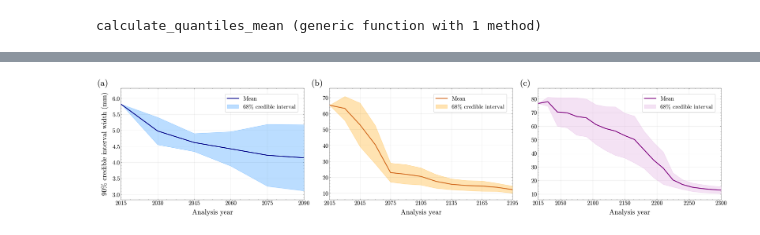
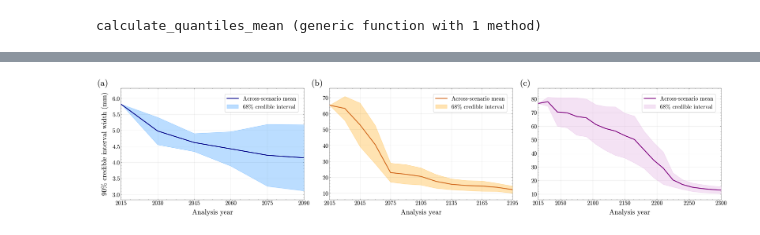
Before and after one commit to zlzerbe/Amery_Future_Learning_Study, a Jupyter notebook: Plotting_Notebooks/CH_SLR_Learning_Plots.ipynb, the cells around one changed output, grey strips where cells are left out. Drawn from its saved outputs; the diff is of its cells as text; code cells hidden in the pictures.

Commit message:
Tweaked plotting code again

```diff
--- a/Plotting_Notebooks/CH_SLR_Learning_Plots.ipynb
+++ b/Plotting_Notebooks/CH_SLR_Learning_Plots.ipynb
@@ -155,36 +155,36 @@ for (a,chosen_year) in enumerate([2100, 2200, 2300])
     std_widths = vec( std(total_widths, dims=1) )
     upper = mean_widths .+ std_widths
     lower = mean_widths .- std_widths
-    ax.plot(full_yr_range, mean_widths, color=color_dict[chosen_year],lw=2.5,label="Mean", zorder = 500)
+    ax.plot(full_yr_range, mean_widths, color=color_dict[chosen_year],lw=2.5,label="Across-scenario mean", zorder = 500)
     ax.fill_between(full_yr_range, upper,lower, color=fill_color_dict[chosen_year],alpha = 0.3, label="68% credible interval", zorder = 499)
 
     ax.set_xlabel("Analysis year", fontsize= FONTSIZE*0.8, labelpad=10)
     if a == 1
         ax.set_ylabel("90% credible interval width (mm)", fontsize= FONTSIZE*0.8, labelpad=12)
     end
     ax.tick_params(axis="both", which="major", labelsize=FONTSIZE*0.65)
     ax.set_xlim(2015,full_yr_range[n_cal_years])
     ax.set_ylim(ylim_dict[chosen_year])
     ax.set_xticks(xticks_dict[chosen_year])
     ax.set_yticks(yticks_dict[chosen_year])
     ax.grid(true, alpha=0.5, zorder=1)
 
     handles, labels = ax.get_legend_handles_labels()
     n = length(handles)
     desired_indices = filter(i -> 1 ≤ i ≤ n, [1,2,3])
     sorted_handles = [handles[i] for i in desired_indices]
     sorted_labels = [labels[i] for i in desired_indices]
     if a == 1
         ax.text(-0.13, 1.08, "(" * letters[a] * ")", ha="left", va="top", transform=ax.transAxes, fontsize=FONTSIZE)
     else
         ax.text(-0.1, 1.08, "(" * letters[a] * ")", ha="left", va="top", transform=ax.transAxes, fontsize=FONTSIZE)
     end
     ax.legend(sorted_handles, sorted_labels, loc="lower center", ncol=1, fontsize=FONTSIZE*0.65,
         # bbox_to_anchor=(0.772, 0.712), frameon="True", framealpha=1)
        bbox_to_anchor=(0.768, 0.76), frameon="True", framealpha=1)
 end
 
 mkpath(dirname(output_file_name))
 fig.savefig(output_file_name; bbox_inches="tight", dpi=300)
 # %% [output]
-[figure, old version]
+[figure, new version]
```
Also changed, not shown: parts of 1 cell of this notebook, 17 other files.
